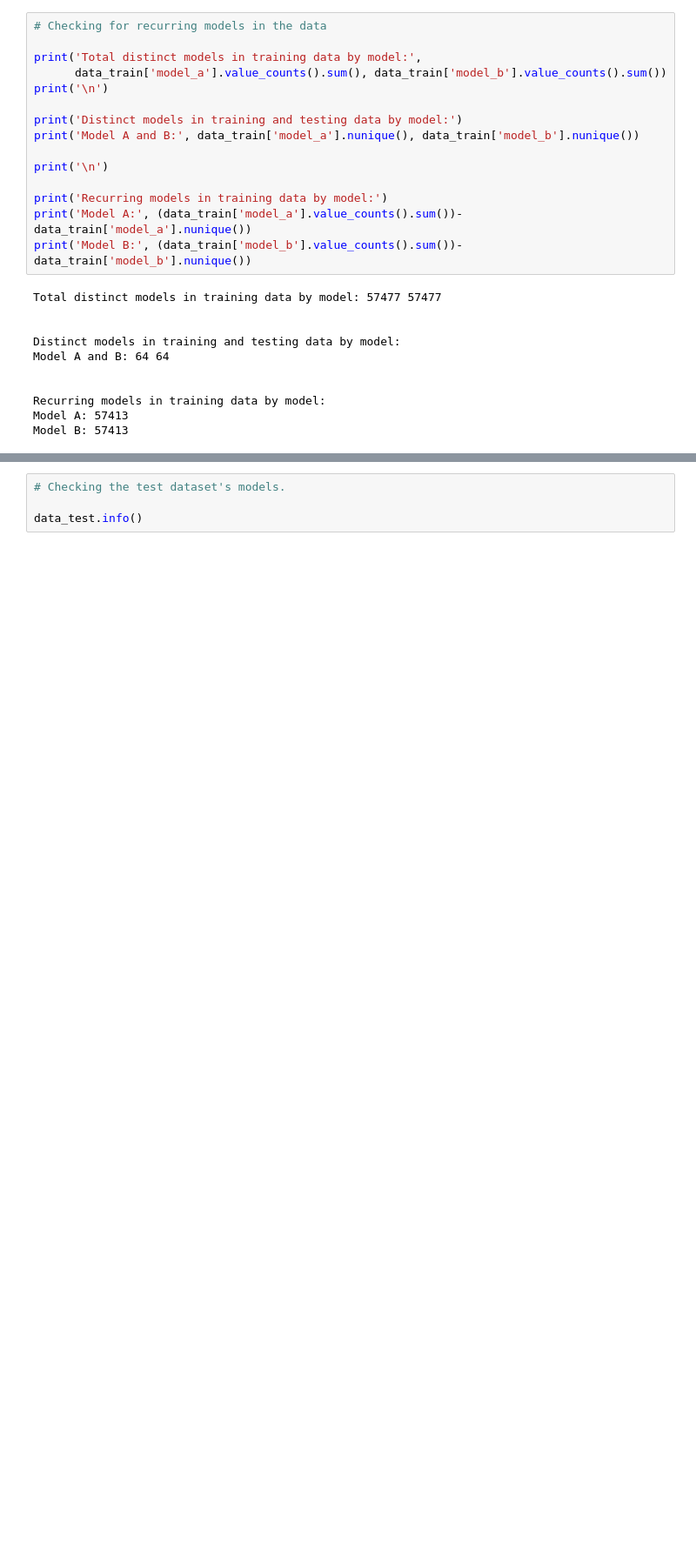
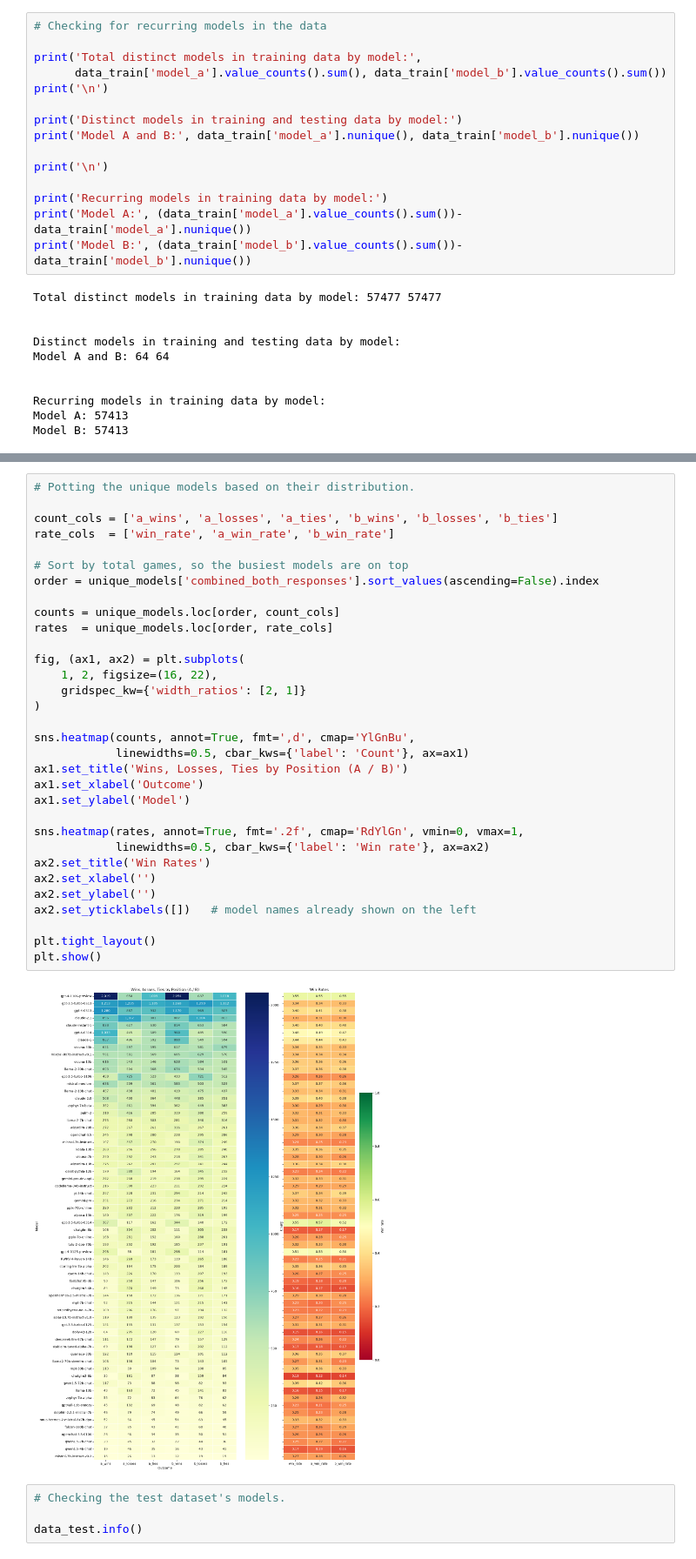
Before and after one commit to ZeroByte57/LLM-Classfication-Finetuning, a Jupyter notebook: EDA.ipynb, the cells around one changed output, grey strips where cells are left out. Shown at 87% size. Cells and saved outputs as stored; diff of their text form; blank space fills up the shorter version.

Commit message:
Fixed the broken feature [unique_models].

```diff
--- a/EDA.ipynb
+++ b/EDA.ipynb
@@ -210,3 +260,37 @@ plt.show()
+# %%
+# Potting the unique models based on their distribution.
+
+count_cols = ['a_wins', 'a_losses', 'a_ties', 'b_wins', 'b_losses', 'b_ties']
+rate_cols  = ['win_rate', 'a_win_rate', 'b_win_rate']
+
+# Sort by total games, so the busiest models are on top
+order = unique_models['combined_both_responses'].sort_values(ascending=False).index
+
+counts = unique_models.loc[order, count_cols]
+rates  = unique_models.loc[order, rate_cols]
+
+fig, (ax1, ax2) = plt.subplots(
+    1, 2, figsize=(16, 22),
+    gridspec_kw={'width_ratios': [2, 1]}
+)
+
+sns.heatmap(counts, annot=True, fmt=',d', cmap='YlGnBu',
+            linewidths=0.5, cbar_kws={'label': 'Count'}, ax=ax1)
+ax1.set_title('Wins, Losses, Ties by Position (A / B)')
+ax1.set_xlabel('Outcome')
+ax1.set_ylabel('Model')
+
+sns.heatmap(rates, annot=True, fmt='.2f', cmap='RdYlGn', vmin=0, vmax=1,
+            linewidths=0.5, cbar_kws={'label': 'Win rate'}, ax=ax2)
+ax2.set_title('Win Rates')
+ax2.set_xlabel('')
+ax2.set_ylabel('')
+ax2.set_yticklabels([])   # model names already shown on the left
+
+plt.tight_layout()
+plt.show()
+# %% [output]
+[figure, added]
 # %%
 # Checking the test dataset's models.
 
```
Also changed, not shown: parts of 21 cells of this notebook, 3 other files.
